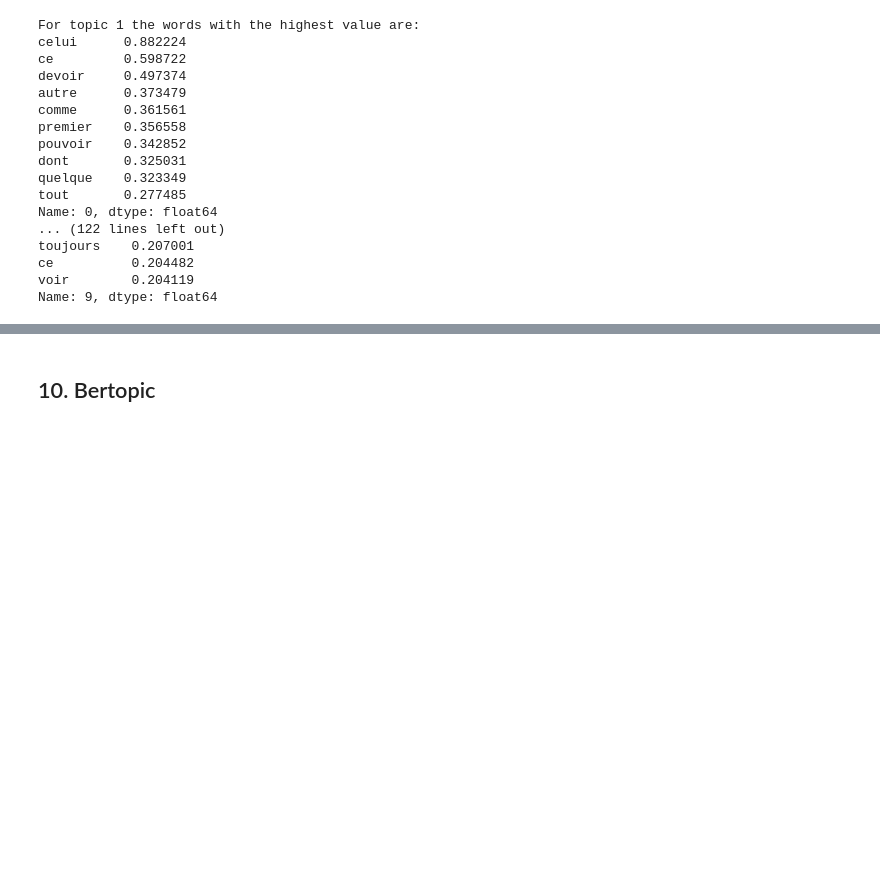
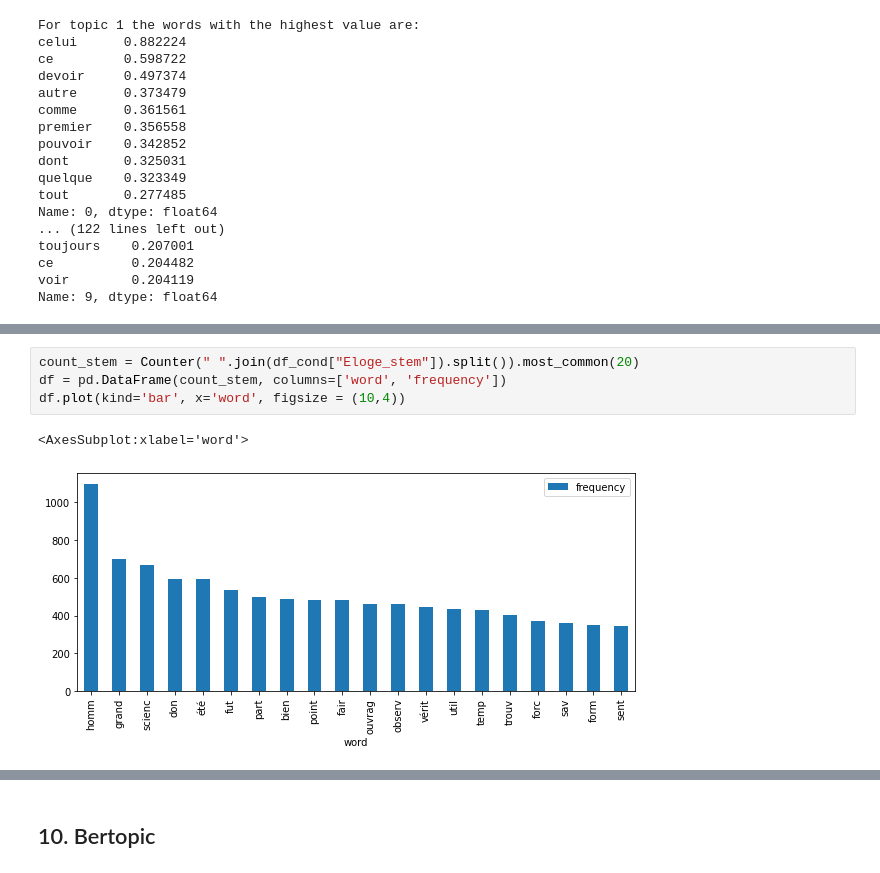
Before and after one commit to LHST-EPFL/eloge_academie, a Jupyter notebook: Code/Condorcet/Topic Modeling.ipynb, the cells around one changed output, grey strips where cells are left out. Drawn from its saved outputs; the diff is of its cells as text; blank space fills up the shorter version.

```diff
--- a/Code/Condorcet/Topic Modeling.ipynb
+++ b/Code/Condorcet/Topic Modeling.ipynb
@@ -476,0 +597,7 @@ FileNotFoundError: [Errno 2] No such file or directory: 'Output/mallet.topic_key
+# %%
+count_stem = Counter(" ".join(df_cond["Eloge_stem"]).split()).most_common(20)
+df = pd.DataFrame(count_stem, columns=['word', 'frequency'])
+df.plot(kind='bar', x='word', figsize = (10,4))
+# %% [output]
+<AxesSubplot:xlabel='word'>
+[figure, added]
```
Also changed, not shown: parts of 41 cells of this notebook.
